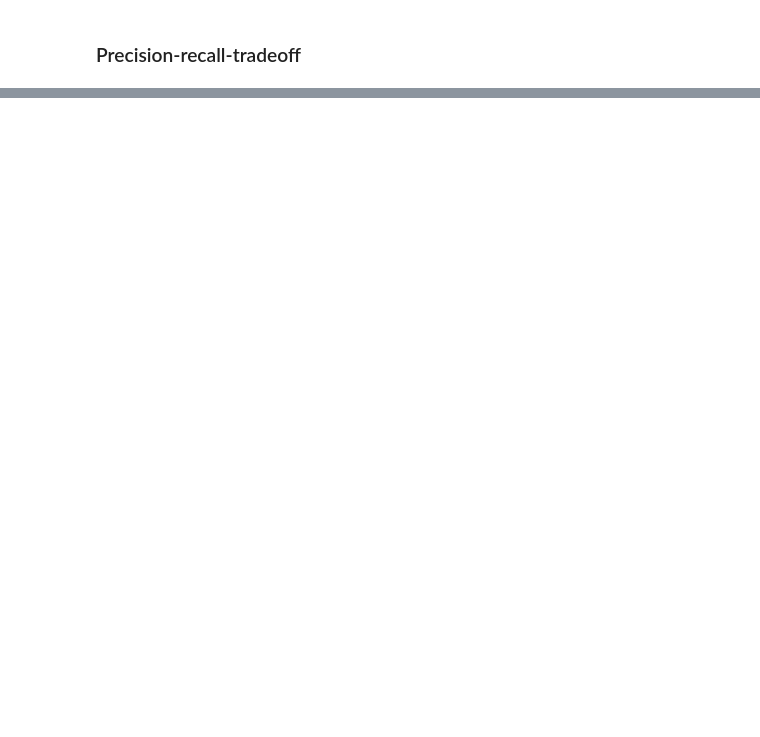
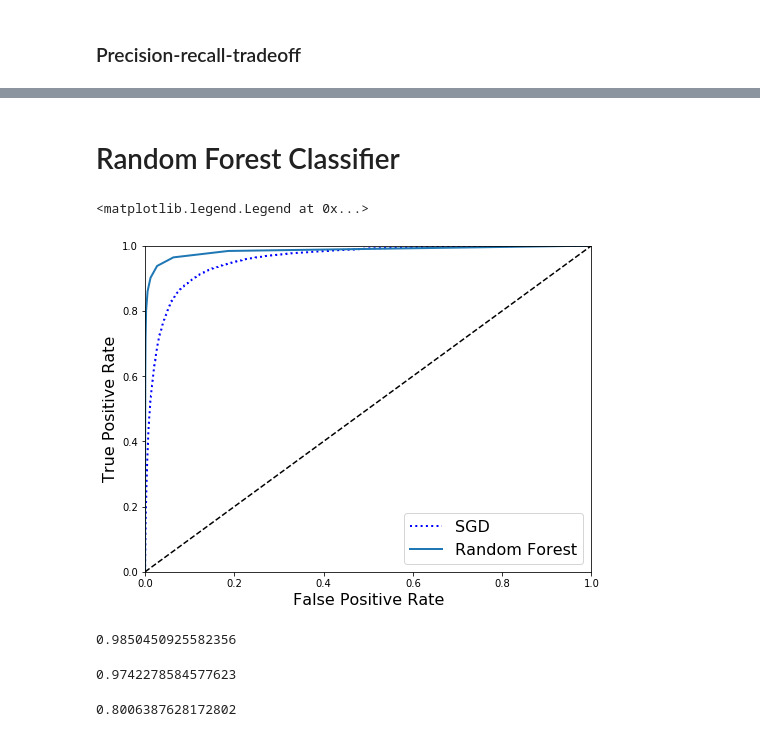
Before and after one commit to GeorgeSalvino/handson-machinelearning, a Jupyter notebook: MNIST.ipynb, the cells around one changed output, grey strips where cells are left out. Drawn from its saved outputs; the diff is of its cells as text; code cells hidden in the pictures; blank space fills up the shorter version.

```diff
--- a/MNIST.ipynb
+++ b/MNIST.ipynb
@@ -206,0 +250,33 @@ recall_score(y_train_9, y_train_pred_90)
+# %% [markdown]
+# Random Forest Classifier
+# %%
+from sklearn.ensemble import RandomForestClassifier
+
+forest_clf = RandomForestClassifier(n_estimators=10, random_state=42)
+y_probas_forest = cross_val_predict(forest_clf, X_train, y_train_9, cv=3,
+                                    method="predict_proba")
+# %%
+
+y_scores_forest = y_probas_forest[:, 1] # score = probability of positive class
+fpr_forest, tpr_forest, thresholds_forest = roc_curve(y_train_9,y_scores_forest)
+# %%
+plt.figure(figsize=(8, 6))
+plt.plot(fpr, tpr, "b:", linewidth=2, label="SGD")
+plot_roc_curve(fpr_forest, tpr_forest, "Random Forest")
+plt.legend(loc="lower right", fontsize=16)
+# %% [output]
+<matplotlib.legend.Legend at 0x...>
+[figure, added]
+# %%
+roc_auc_score(y_train_9, y_scores_forest)
+# %% [output]
+0.9850450925582356
+# %%
+y_train_pred_forest = cross_val_predict(forest_clf, X_train, y_train_9, cv=3)
+precision_score(y_train_9, y_train_pred_forest)
+# %% [output]
+0.9742278584577623
+# %%
+recall_score(y_train_9, y_train_pred_forest)
+# %% [output]
+0.8006387628172802
```
Also changed, not shown: parts of 16 cells of this notebook.
